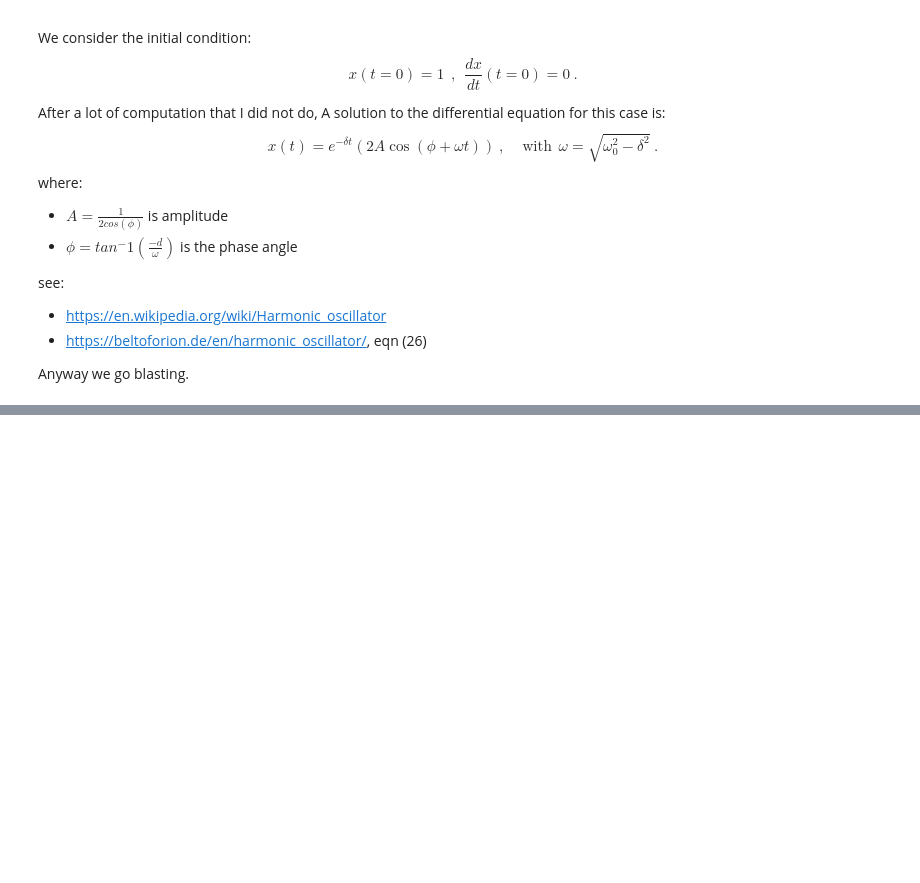
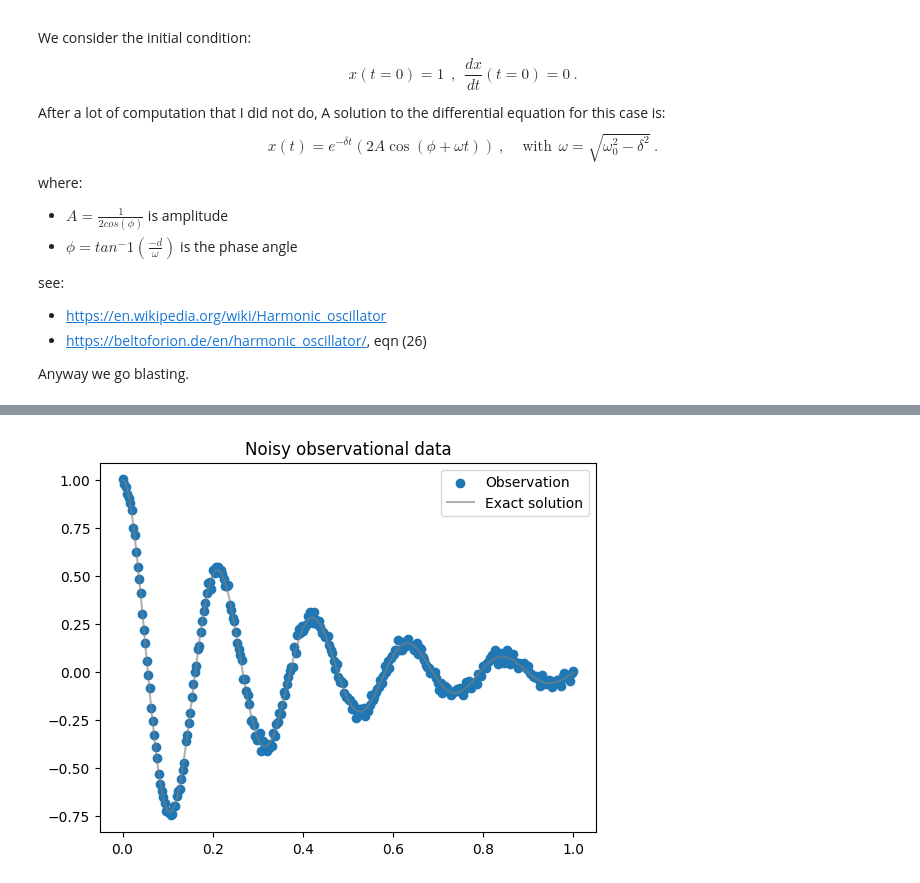
Before and after one commit to NNCT2904/harmonic-oscillator-pinn, a Jupyter notebook: harmonic-oscilator-data.ipynb, the cells around one changed output, grey strips where cells are left out. Drawn from its saved outputs; the diff is of its cells as text; code cells hidden in the pictures; blank space fills up the shorter version.

```diff
--- a/harmonic-oscilator-data.ipynb
+++ b/harmonic-oscilator-data.ipynb
@@ -90,0 +102,18 @@ plt.show()
+# %%
+d = 3
+w0 = 30
+
+t_obs = torch.linspace(0,1,300).view(-1,1)
+x_obs = harmonic_oscillator_solution(d, w0, t_obs) + 0.02*torch.randn_like(t_obs)
+
+
+plt.figure()
+plt.title("Noisy observational data")
+plt.scatter(t_obs[:,0], x_obs[:,0], label="Observation")
+t_test = torch.linspace(0,1,500).view(-1,1)
+x_exact = harmonic_oscillator_solution(d, w0, t_test)
+plt.plot(t_test[:,0], x_exact[:,0], label="Exact solution", color="tab:grey", alpha=0.6)
+plt.legend()
+plt.show()
+# %% [output]
+[figure, added]
```
Also changed, not shown: parts of 4 cells of this notebook, 4 other files.
